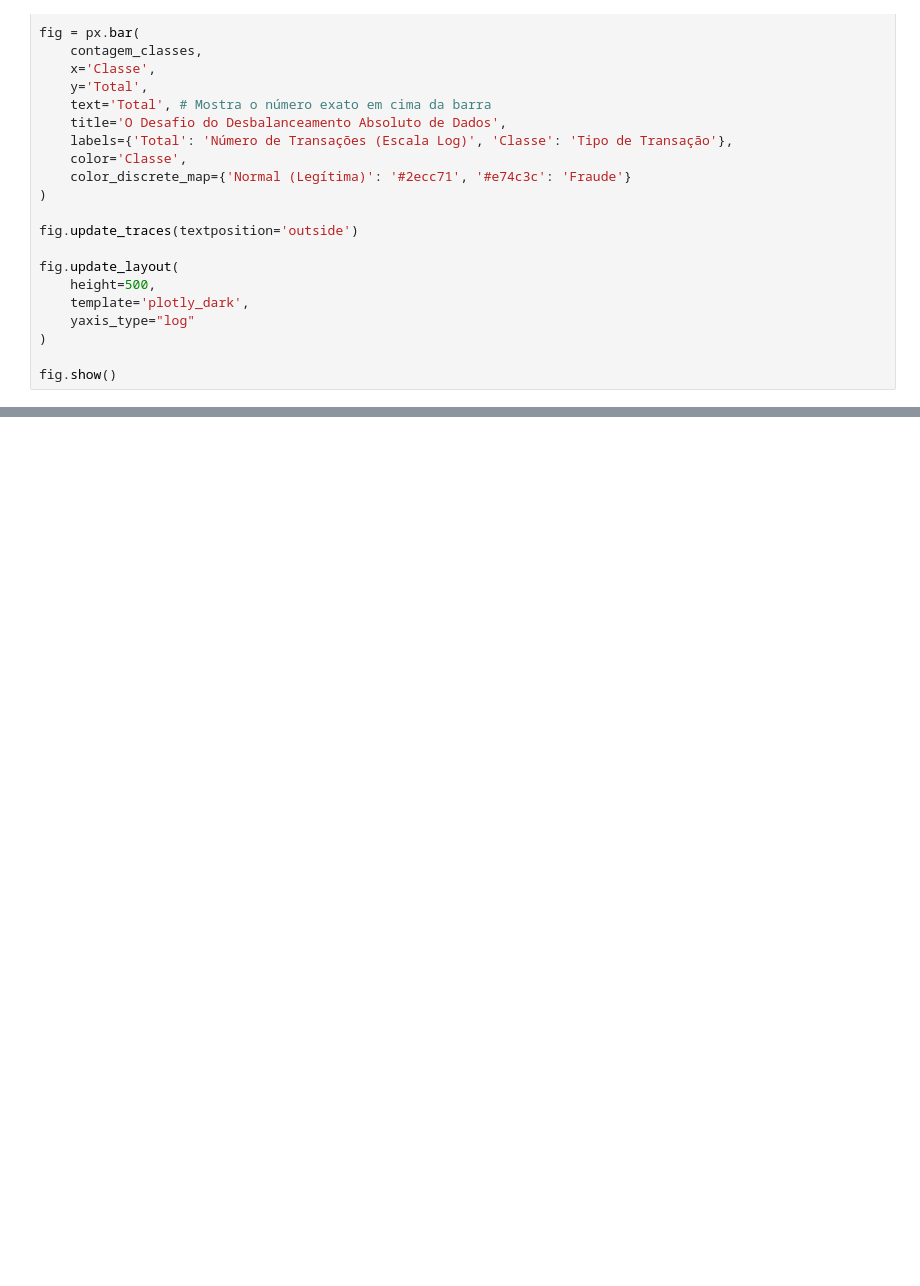
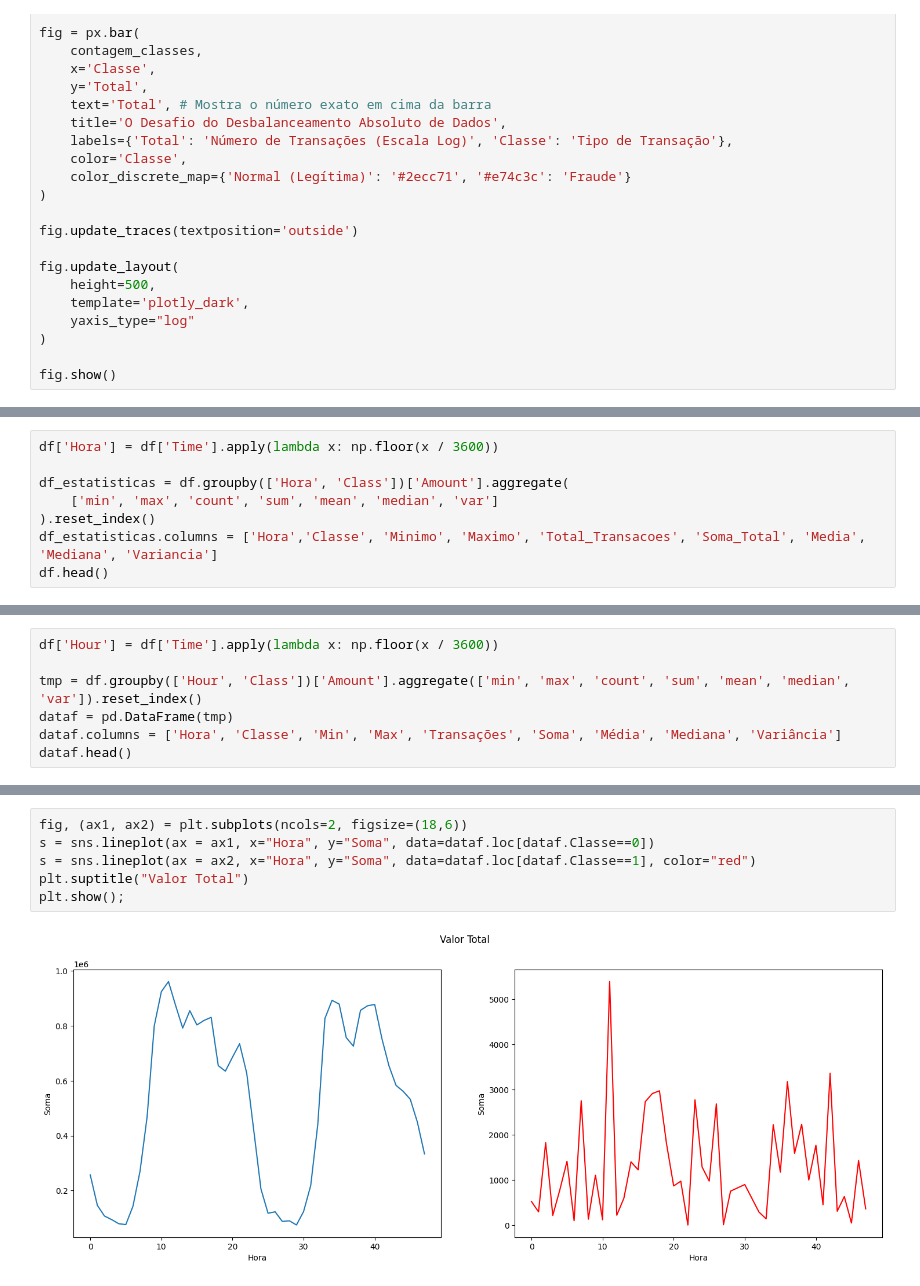
Before and after one commit to mmello7/machine_learning, a Jupyter notebook: notebook/deteccao.ipynb, the cells around one changed output, grey strips where cells are left out. Saved outputs shown, nothing was run; the diff lists cells and outputs as text; blank space fills up the shorter version.

```diff
--- a/notebook/deteccao.ipynb
+++ b/notebook/deteccao.ipynb
@@ -69,0 +100,8 @@ fig.show()
+# %%
+df['Hora'] = df['Time'].apply(lambda x: np.floor(x / 3600))
+
+df_estatisticas = df.groupby(['Hora', 'Class'])['Amount'].aggregate(
+    ['min', 'max', 'count', 'sum', 'mean', 'median', 'var']
+).reset_index()
+df_estatisticas.columns = ['Hora','Classe', 'Minimo', 'Maximo', 'Total_Transacoes', 'Soma_Total', 'Media', 'Mediana', 'Variancia']
+df.head()
@@ -69,0 +126,7 @@ fig.show()
+# %%
+df['Hour'] = df['Time'].apply(lambda x: np.floor(x / 3600))
+
+tmp = df.groupby(['Hour', 'Class'])['Amount'].aggregate(['min', 'max', 'count', 'sum', 'mean', 'median', 'var']).reset_index()
+dataf = pd.DataFrame(tmp)
+dataf.columns = ['Hora', 'Classe', 'Min', 'Max', 'Transações', 'Soma', 'Média', 'Mediana', 'Variância']
+dataf.head()
@@ -69,0 +140,8 @@ fig.show()
+# %%
+fig, (ax1, ax2) = plt.subplots(ncols=2, figsize=(18,6))
+s = sns.lineplot(ax = ax1, x="Hora", y="Soma", data=dataf.loc[dataf.Classe==0])
+s = sns.lineplot(ax = ax2, x="Hora", y="Soma", data=dataf.loc[dataf.Classe==1], color="red")
+plt.suptitle("Valor Total")
+plt.show();
+# %% [output]
+[figure, added]
```
Also changed, not shown: parts of 19 cells of this notebook, 1 other file.
